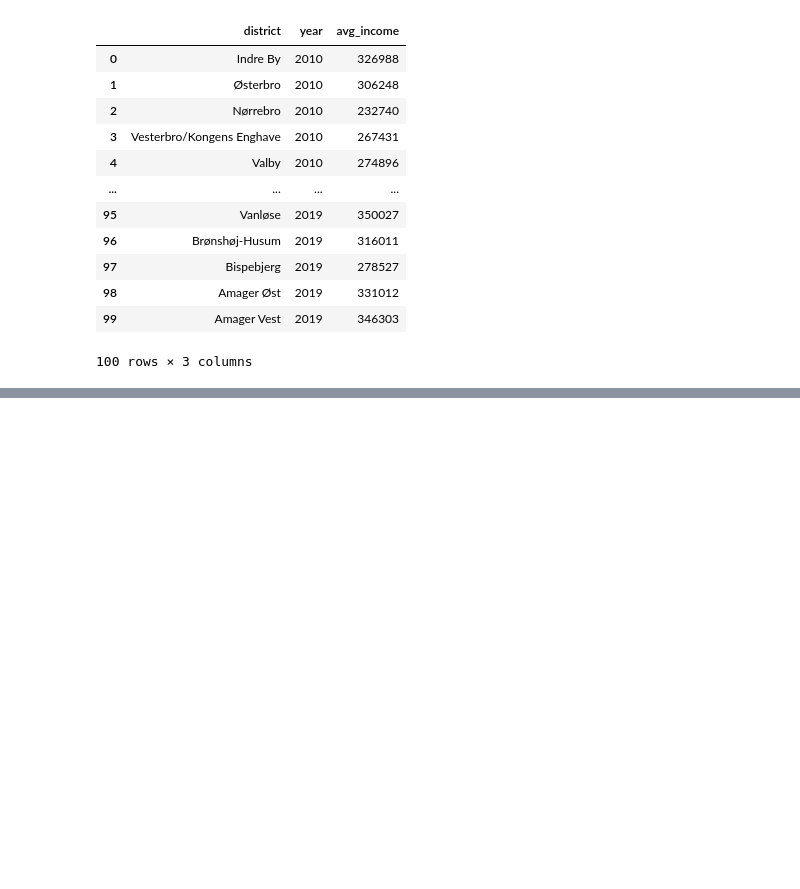
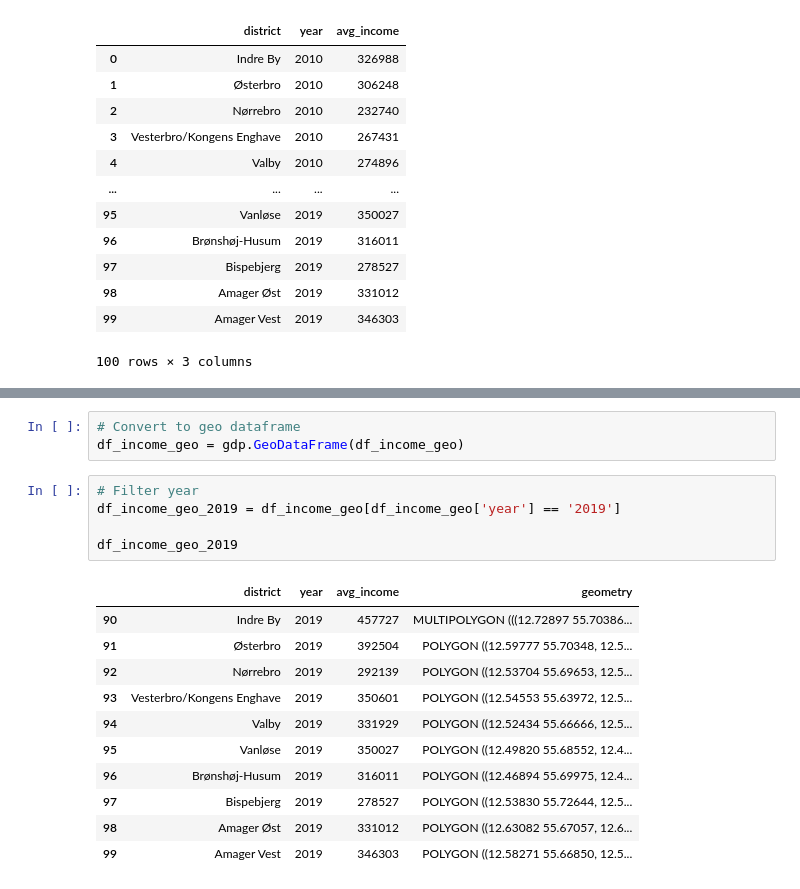
Before and after one commit to mwpetersen/map-avg-income-districts-cph, a Jupyter notebook: app-map-avg-income-districts-cph.ipynb, the cells around one changed output, grey strips where cells are left out. Saved outputs shown, nothing was run; the diff lists cells and outputs as text; blank space fills up the shorter version.

```diff
--- a/app-map-avg-income-districts-cph.ipynb
+++ b/app-map-avg-income-districts-cph.ipynb
@@ -74,0 +105,20 @@ df_income_long
+# %%
+# Convert to geo dataframe
+df_income_geo = gdp.GeoDataFrame(df_income_geo)
+# %%
+# Filter year
+df_income_geo_2019 = df_income_geo[df_income_geo['year'] == '2019']
+
+df_income_geo_2019
+# %% [output]
+|  | district | year | avg_income | geometry |
+| 90 | Indre By | 2019 | 457727 | MULTIPOLYGON (((12.72897 55.70386... |
+| 91 | Østerbro | 2019 | 392504 | POLYGON ((12.59777 55.70348, 12.5... |
+| 92 | Nørrebro | 2019 | 292139 | POLYGON ((12.53704 55.69653, 12.5... |
+| 93 | Vesterbro/Kongens Enghave | 2019 | 350601 | POLYGON ((12.54553 55.63972, 12.5... |
+| 94 | Valby | 2019 | 331929 | POLYGON ((12.52434 55.66666, 12.5... |
+| 95 | Vanløse | 2019 | 350027 | POLYGON ((12.49820 55.68552, 12.4... |
+| 96 | Brønshøj-Husum | 2019 | 316011 | POLYGON ((12.46894 55.69975, 12.4... |
+| 97 | Bispebjerg | 2019 | 278527 | POLYGON ((12.53830 55.72644, 12.5... |
+| 98 | Amager Øst | 2019 | 331012 | POLYGON ((12.63082 55.67057, 12.6... |
+| 99 | Amager Vest | 2019 | 346303 | POLYGON ((12.58271 55.66850, 12.5... |
```
Also changed, not shown: parts of 7 cells of this notebook.
